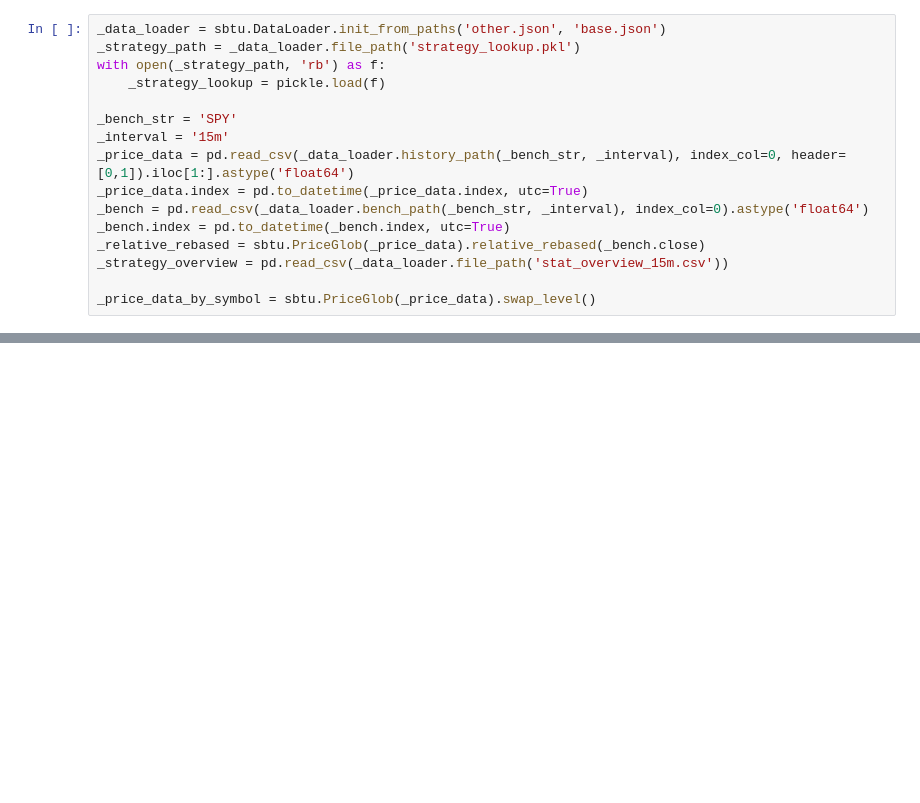
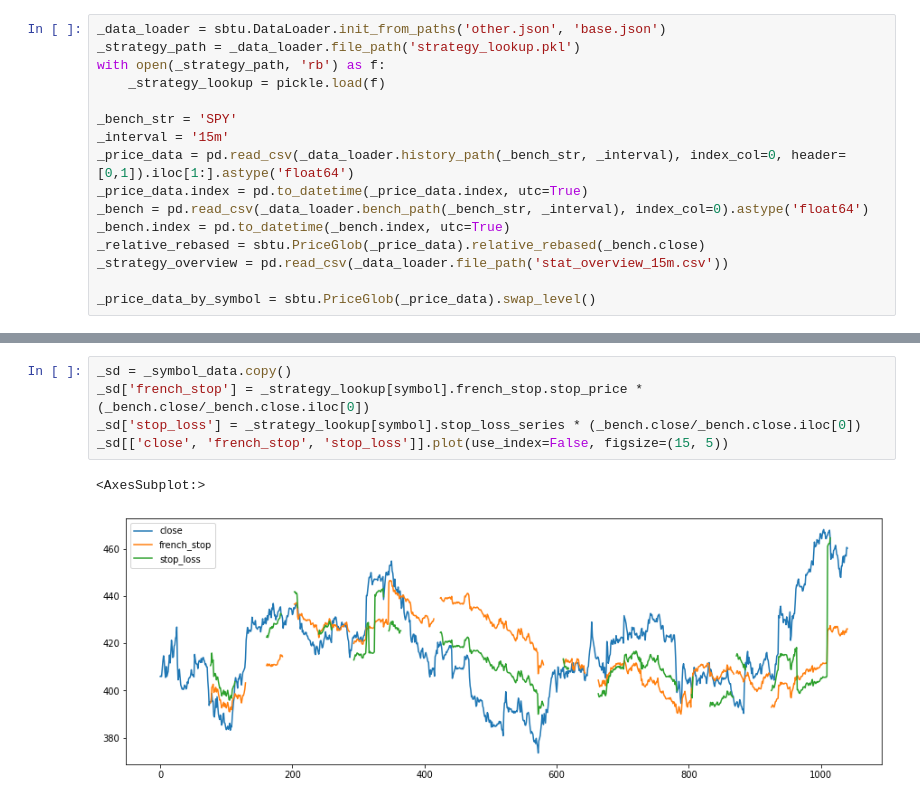
Before and after one commit to bjahnke/blue_bird_pms, a Jupyter notebook: src/backtester.ipynb, the cells around one changed output, grey strips where cells are left out. Drawn from its saved outputs; the diff is of its cells as text; blank space fills up the shorter version.

```diff
--- a/src/backtester.ipynb
+++ b/src/backtester.ipynb
@@ -55,0 +60,8 @@ _strategy_lookup[symbol].enhanced_price_data[['close', 'rg']].plot(use_index=Fal
+# %%
+_sd = _symbol_data.copy()
+_sd['french_stop'] = _strategy_lookup[symbol].french_stop.stop_price * (_bench.close/_bench.close.iloc[0])
+_sd['stop_loss'] = _strategy_lookup[symbol].stop_loss_series * (_bench.close/_bench.close.iloc[0])
+_sd[['close', 'french_stop', 'stop_loss']].plot(use_index=False, figsize=(15, 5))
+# %% [output]
+<AxesSubplot:>
+[figure, added]
```
Also changed, not shown: parts of 6 cells of this notebook, 6 other files.
